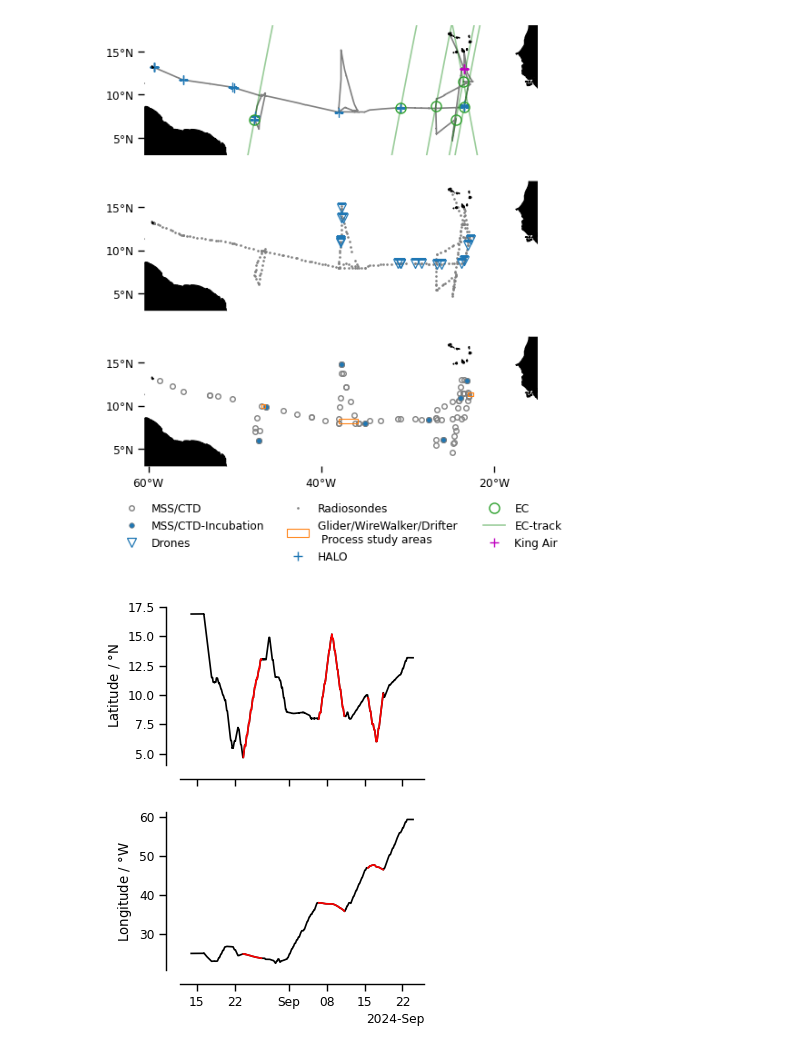
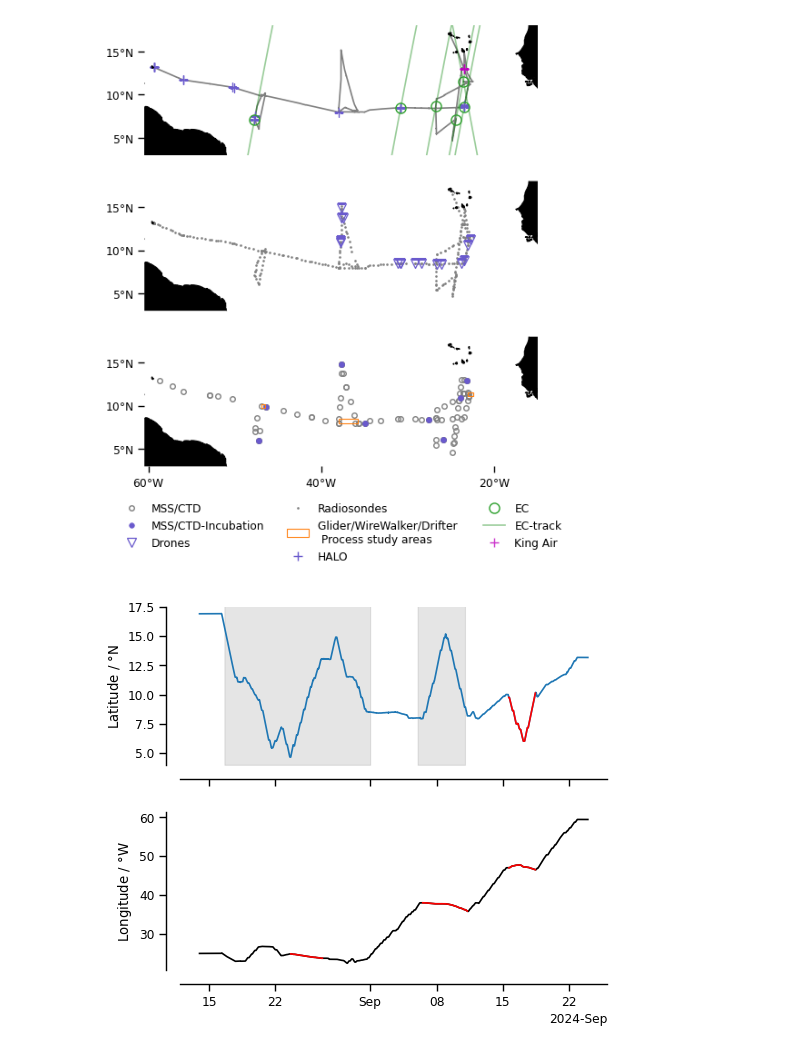
Before and after one commit to hansmsc90/bowtie_data_paper, a Jupyter notebook: scripts/ship_track.ipynb, the cells around one changed output. Cells and saved outputs as stored; diff of their text form; code cells hidden in the pictures.

```diff
--- a/scripts/ship_track.ipynb
+++ b/scripts/ship_track.ipynb
@@ -110,7 +110,7 @@ ax.set_extent([-60.5, -15, 3, 18], crs=ccrs.PlateCarree())
 plt.plot(ds_dship.lon,ds_dship.lat,'-',color='gray')
 
 l1=plt.plot(data_ex[data_ex['Overpass device']=='HALO']['Lon']*-1,
-         data_ex[data_ex['Overpass device']=='HALO']['Lat'],'+',color='tab:blue',markersize=7,zorder=8,markeredgewidth=1,
+         data_ex[data_ex['Overpass device']=='HALO']['Lat'],'+',color='slateblue',markersize=7,zorder=8,markeredgewidth=1,
          markerfacecolor="None",label = 'HALO')
 
 l2=plt.plot(data_ex[data_ex['Overpass device']=='EC']['Lon']*-1,
@@ -118,7 +118,7 @@ l2=plt.plot(data_ex[data_ex['Overpass device']=='EC']['Lon']*-1,
          markerfacecolor="None",label = 'EC')
 
 l3=plt.plot(data_ex[data_ex['Overpass device']=='King Air']['Lon']*-1,
-         data_ex[data_ex['Overpass device']=='King Air']['Lat'],'+',color='m',markersize=7,zorder=8,markeredgewidth=1,
+         data_ex[data_ex['Overpass device']=='King Air']['Lat'],'+',color='m',alpha=0.8,markersize=7,zorder=8,markeredgewidth=1,
          markerfacecolor="None",label = 'King Air')
 
 [plt.plot(track_ec[idx].lon,
@@ -139,7 +139,7 @@ ax.set_extent([-60.5, -15, 3, 18], crs=ccrs.PlateCarree())
 l5 = plt.plot(ds_radios_asc.lon.isel(alt=10), ds_radios_asc.lat.isel(alt=10),'o',markersize=0.9,color='gray',label='Radiosondes')
 ax.add_feature(cfeature.LAND,zorder=10,color='k')
 l6=plt.plot(data_raw[data_raw['Gear']=='UAV']['Lon'],
-         data_raw[data_raw['Gear']=='UAV']['Lat'],'v',color='tab:blue',markersize=7,markeredgewidth=0.9,zorder=12,markerfacecolor="None", label = 'Drones')
+         data_raw[data_raw['Gear']=='UAV']['Lat'],'v',color='slateblue',markersize=7,markeredgewidth=0.9,zorder=12,markerfacecolor="None", label = 'Drones')
 ax.spines.geo.set_visible(False)
 ax.set_yticks(np.arange(5,18,5))
 ax.set_yticklabels([r'5$\degree$N',r'10$\degree$N',r'15$\degree$N'])
@@ -158,8 +158,8 @@ l7=plt.plot(data_raw[data_raw['Gear']=='CTD']['Lon'],
 plt.plot(data_plankton['Lon'],data_plankton['Lat'],'o',color='gray',markersize=4,zorder=12,markeredgewidth=1,
         markerfacecolor="None")
 
-l8=plt.plot(data_incu['Lon'],data_incu['Lat'],'o',color='tab:blue',markersize=4,zorder=12,
-            markeredgewidth=0.5, markeredgecolor='gray',label = 'MSS/CTD-Incubation')
+l8=plt.plot(data_incu['Lon'],data_incu['Lat'],'o',color='slateblue',markersize=4,zorder=12,
+            markeredgewidth=0.5, markeredgecolor='slateblue',label = 'MSS/CTD-Incubation')
 
 zone_1 = patches.Rectangle((coord_zn1[0],coord_zn1[2]),coord_zn1[1]-coord_zn1[0],coord_zn1[3]-coord_zn1[2],
                                zorder=14,edgecolor='tab:orange',facecolor="None",label='Glider/WireWalker/Drifter \n Process study areas')
@@ -190,31 +190,34 @@ ax.legend(lns,labs,loc='upper center', bbox_to_anchor=(0.5, -0.2),
 plt.savefig('../figures/ship_track_and_instruments_triple_plot.png',
             dpi=400,format='png',bbox_inches='tight',orientation={'landscape'})
 # %% [output]
-[figure, old version]
+[figure, new version]
 # %%
 ###Plotting the ship track
 sns.set_context("paper")
-fig = plt.figure(figsize=(8/2.54,12/2.54))
+fig = plt.figure(figsize=(14/2.54,12/2.54))
 ax = fig.add_subplot(211)
-ds_dship.lat.plot(color='k')
+ds_dship.lat.plot(color='tab:blue')
 sns.despine(offset=10,ax=ax)
-ds_dship.sel(time=slice('2024-08-23 15:00:00','2024-08-26 23:00')).lat.plot(color='r')
-ds_dship.sel(time=slice('2024-09-06 13:00:00','2024-09-11 06:00')).lat.plot(color='r')
 ds_dship.sel(time=slice('2024-09-15 15:00:00','2024-09-18 10:00')).lat.plot(color='r')
+ax.fill_between(ds_dship.sel(time=slice('2024-08-16 15:00:00','2024-09-01 00:00')).time,
+        4,18,color='gray',alpha=0.2)
+ax.fill_between(ds_dship.sel(time=slice('2024-09-06 00:00:00','2024-09-11 00:00')).time,
+        4,18,color='gray',alpha=0.2)
+ax.set_ylim([4,17.5])
 ax.set_ylabel(r"Latitude / $\degree$N")
 ax.set_xticklabels({})
 ax.set_xlabel(None)
 
 ax = fig.add_subplot(212)
 (ds_dship.lon*-1).plot(color='k')
 (ds_dship.sel(time=slice('2024-08-23 15:00:00','2024-08-26 23:00')).lon*-1).plot(color='r')
 (ds_dship.sel(time=slice('2024-09-06 13:00:00','2024-09-11 06:00')).lon*-1).plot(color='r')
 (ds_dship.sel(time=slice('2024-09-15 15:00:00','2024-09-18 10:00')).lon*-1).plot(color='r')
 sns.despine(offset=10,ax=ax)
 ax.set_ylabel(r"Longitude / $\degree$W")
 plt.subplots_adjust(hspace=0.3)
 ax.set_xlabel(None)
 plt.savefig('../figures/ship_track_latitude_longitude.pdf',
             format='pdf',bbox_inches='tight',orientation={'landscape'})
 # %% [output]
-[figure, old version]
+[figure, new version]
```
Also changed, not shown: 3 other files.
